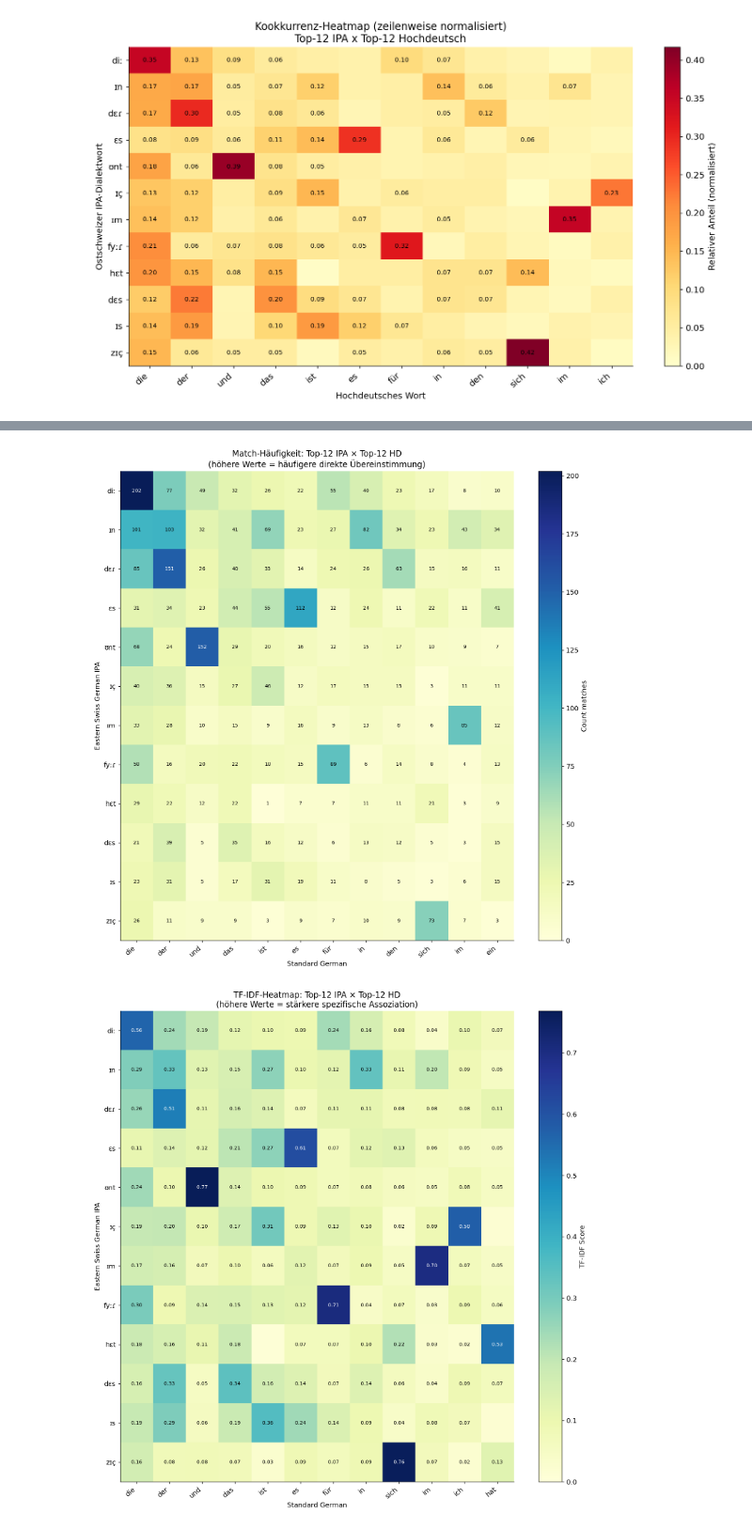
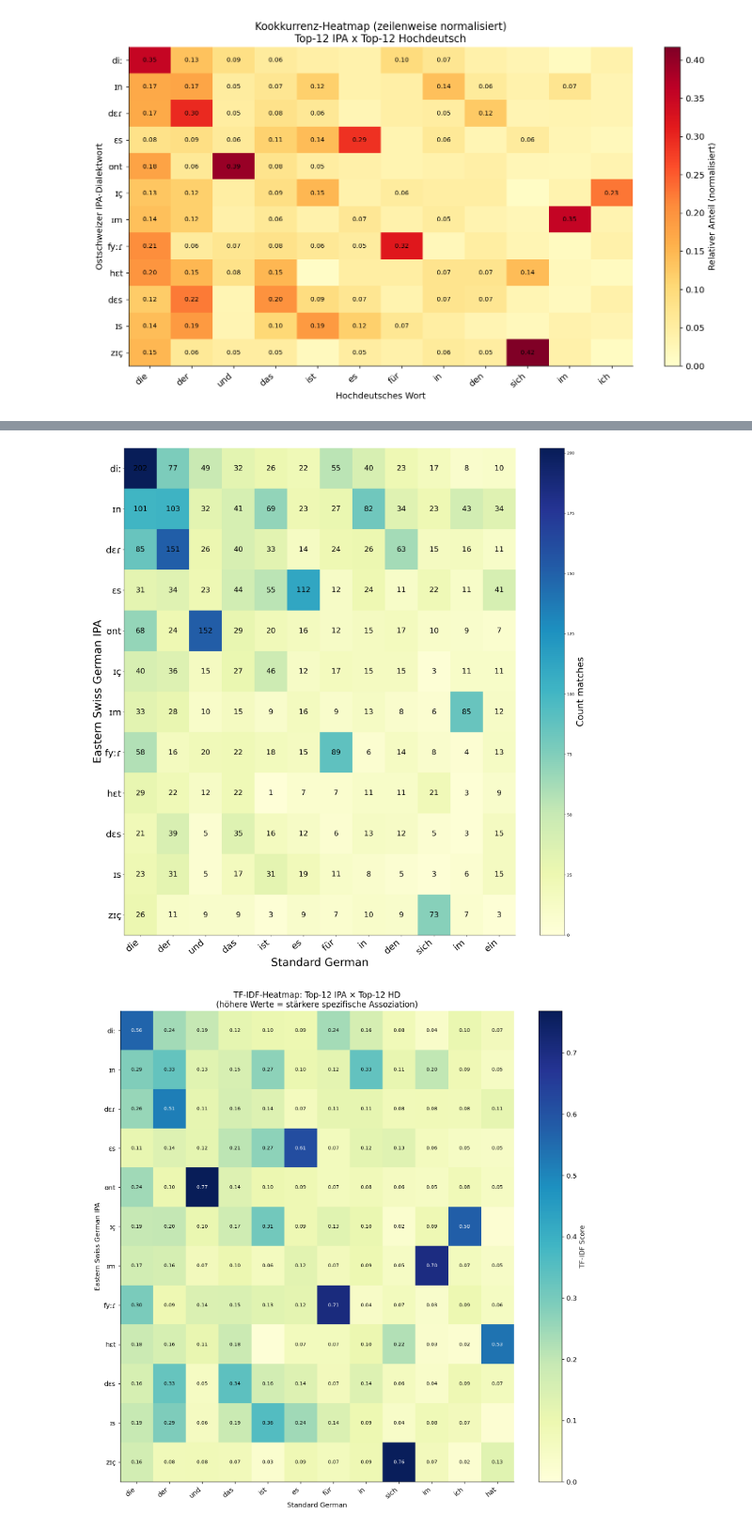
Before and after one commit to GwenVocat/NLP---Swiss-German-Dialect-Data, a Jupyter notebook: ergebnisse_visualisierung.ipynb, the cells around one changed output, grey strips where cells are left out. Shown at 94% size. Cells and saved outputs as stored; diff of their text form; code cells hidden in the pictures.

```diff
--- a/ergebnisse_visualisierung.ipynb
+++ b/ergebnisse_visualisierung.ipynb
@@ -493,23 +435,0 @@ HD_tfidf  Varianten
-# %%
-from sklearn.feature_extraction.text import TfidfTransformer
-
-# --- 1. Co-Occurrence-Matrix aus word_mapping (aus Sektion 9) aufbauen ---
-ipa_words_sorted = sorted(word_mapping.keys(),
-                          key=lambda k: sum(word_mapping[k].values()),
-                          reverse=True)
-
-all_hd_words = sorted(set(w for c in word_mapping.values() for w in c))
-hd_to_idx = {w: i for i, w in enumerate(all_hd_words)}
-
-# Matrix: Zeilen = IPA-Wörter, Spalten = HD-Wörter, Werte = Kookkurrenz-Counts
-cooc_matrix = np.zeros((len(ipa_words_sorted), len(all_hd_words)))
-for i, ipa_w in enumerate(ipa_words_sorted):
-    for hd_w, count in word_mapping[ipa_w].items():
-        cooc_matrix[i, hd_to_idx[hd_w]] = count
-
-# --- 2. TF-IDF-Gewichtung anwenden ---
-tfidf = TfidfTransformer(use_idf=True, smooth_idf=True)
-tfidf_matrix = tfidf.fit_transform(cooc_matrix).toarray()
-
-print(f'Co-Occurrence-Matrix: {cooc_matrix.shape[0]} IPA-Wörter × {cooc_matrix.shape[1]} HD-Wörter')
-print(f'TF-IDF angewendet.')
@@ -795,41 +441,45 @@ top12_ipa     = [ipa_words_sorted[i] for i in top12_ipa_idx]
 # Für jedes der Top-12 IPA-Wörter: die HD-Wörter mit den häufigsten Matches sammeln
 relevant_hd = set()
 for i in top12_ipa_idx:
     top_hd_indices = np.argsort(cooc_matrix[i])[-6:]  # Top-6 HD pro IPA nach Match-Häufigkeit
     for idx in top_hd_indices:
         relevant_hd.add(all_hd_words[idx])
 
 # Auf die 12 global häufigsten aus dieser Menge beschränken
 hd_freq = {w: sum(cooc_matrix[i, hd_to_idx[w]] for i in top12_ipa_idx) for w in relevant_hd}
 top12_hd = sorted(hd_freq, key=hd_freq.get, reverse=True)[:12]
 top12_hd_idx = [hd_to_idx[w] for w in top12_hd]
 
 # Rohe Co-Occurrence-Submatrix extrahieren
 sub_cooc = cooc_matrix[np.ix_(top12_ipa_idx, top12_hd_idx)].astype(float)
 
-fig, ax = plt.subplots(figsize=(12, 12))
+fig, ax = plt.subplots(figsize=(20, 20))
 im = ax.imshow(sub_cooc, cmap='YlGnBu', aspect='auto', vmin=0)
 
 ax.set_xticks(range(len(top12_hd)))
-ax.set_xticklabels(top12_hd, rotation=40, ha='right', fontsize=11)
+ax.set_xticklabels(top12_hd, rotation=40, ha='right', fontsize=25)  # ← X-Achse Labels
 ax.set_yticks(range(len(top12_ipa)))
-ax.set_yticklabels(top12_ipa, fontsize=11)
-ax.set_xlabel('Standard German')
-ax.set_ylabel('Eastern Swiss German IPA')
-ax.set_title('Match-Häufigkeit: Top-12 IPA × Top-12 HD\n(höhere Werte = häufigere direkte Übereinstimmung)')
+ax.set_yticklabels(top12_ipa, fontsize=25)                           # ← Y-Achse Labels
+ax.set_xlabel('Standard German', fontsize=30)                        # ← X-Achse Titel
+ax.set_ylabel('Eastern Swiss German IPA', fontsize=30)               # ← Y-Achse Titel
 
 for i in range(len(top12_ipa)):
     for j in range(len(top12_hd)):
         val = sub_cooc[i, j]
         if val > 0:
             ax.text(j, i, f'{int(val)}', ha='center', va='center',
-                    fontsize=8, color='black' if val < sub_cooc.max() * 0.6 else 'white')
+                    fontsize=20)                                  # ← Zellenwerte
 
 plt.colorbar(im, ax=ax, label='Count matches')
+# Colorbar-Label-Grösse separat:
+im.colorbar.ax.set_ylabel('Count matches', fontsize=25)
+
+
+
 plt.tight_layout()
 plt.show()
 # %% [output]
-[figure, old version]
+[figure, new version]
 # %%
 # Top-12 IPA-Wörter (nach Gesamtfrequenz)
 top12_ipa_idx = list(range(12))
```
Also changed, not shown: parts of 18 cells of this notebook.
